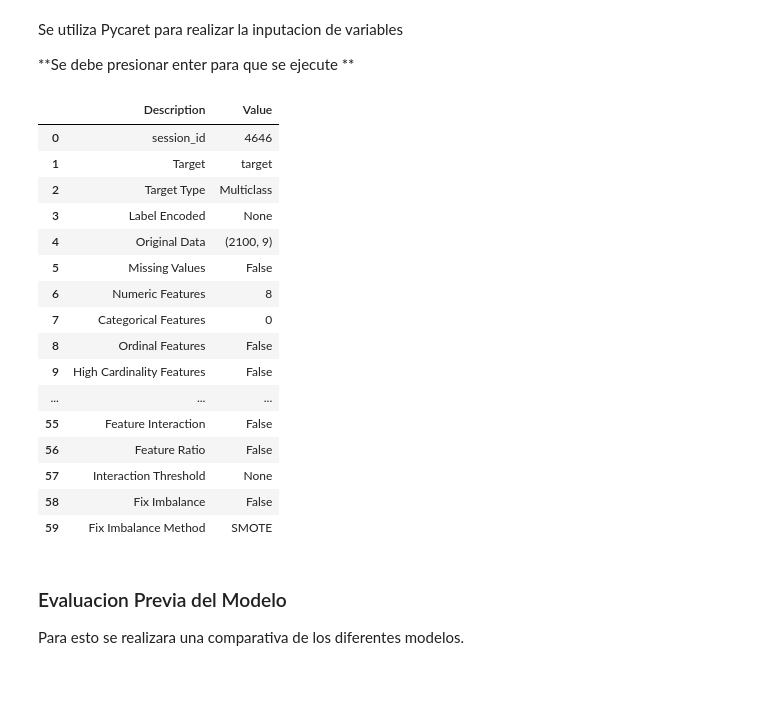
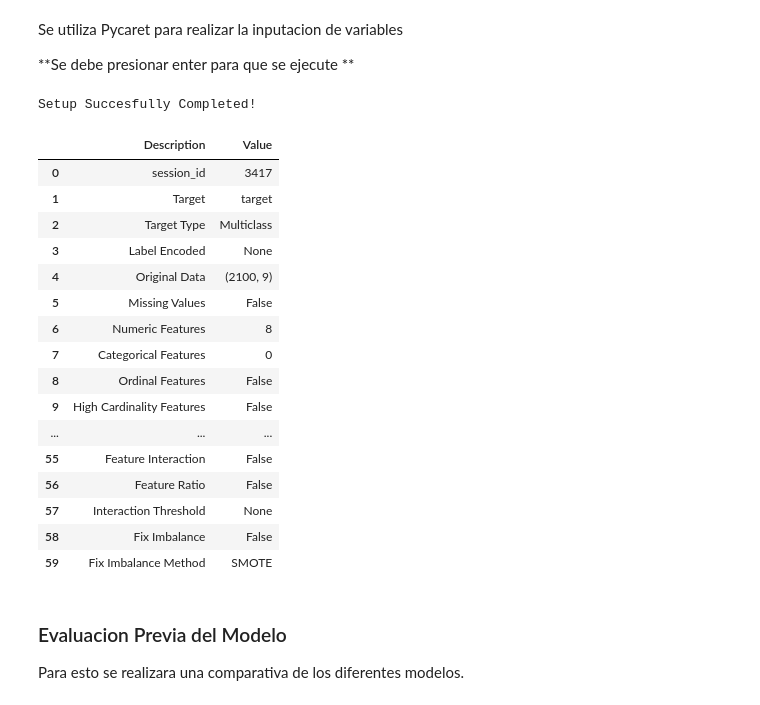
Before and after one commit to miguelalejo/EntregarUOC_ClasificacionAire, a Jupyter notebook: ClasificacionCalidadAire.ipynb, the cells around one changed output. Drawn from its saved outputs; the diff is of its cells as text; code cells hidden in the pictures.

```diff
--- a/ClasificacionCalidadAire.ipynb
+++ b/ClasificacionCalidadAire.ipynb
@@ -242,10 +249,11 @@ Se utiliza Pycaret para realizar la inputacion de variables
 
 **Se debe presionar enter para que se ejecute **
 # %%
-clf1 = setup(data = df_Base, target = 'target',html=False)
+clf1 = setup(data = df_Base, target = 'target',html=False, silent = True,)
 # %% [output]
+Setup Succesfully Completed!
 |  | Description | Value |
-| 0 | session_id | 4646 |
+| 0 | session_id | 3417 |
 | 1 | Target | target |
 | 2 | Target Type | Multiclass |
 | 3 | Label Encoded | None |
```
Also changed, not shown: parts of 16 cells of this notebook.
